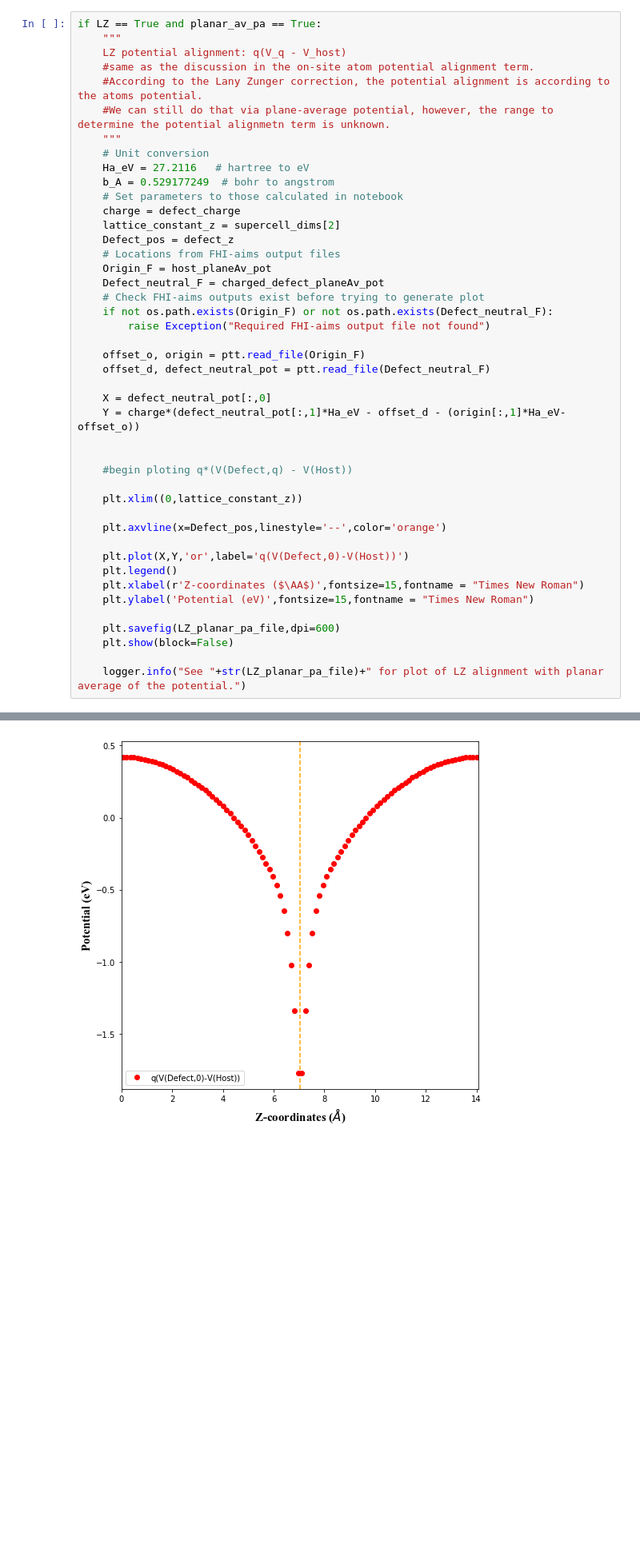
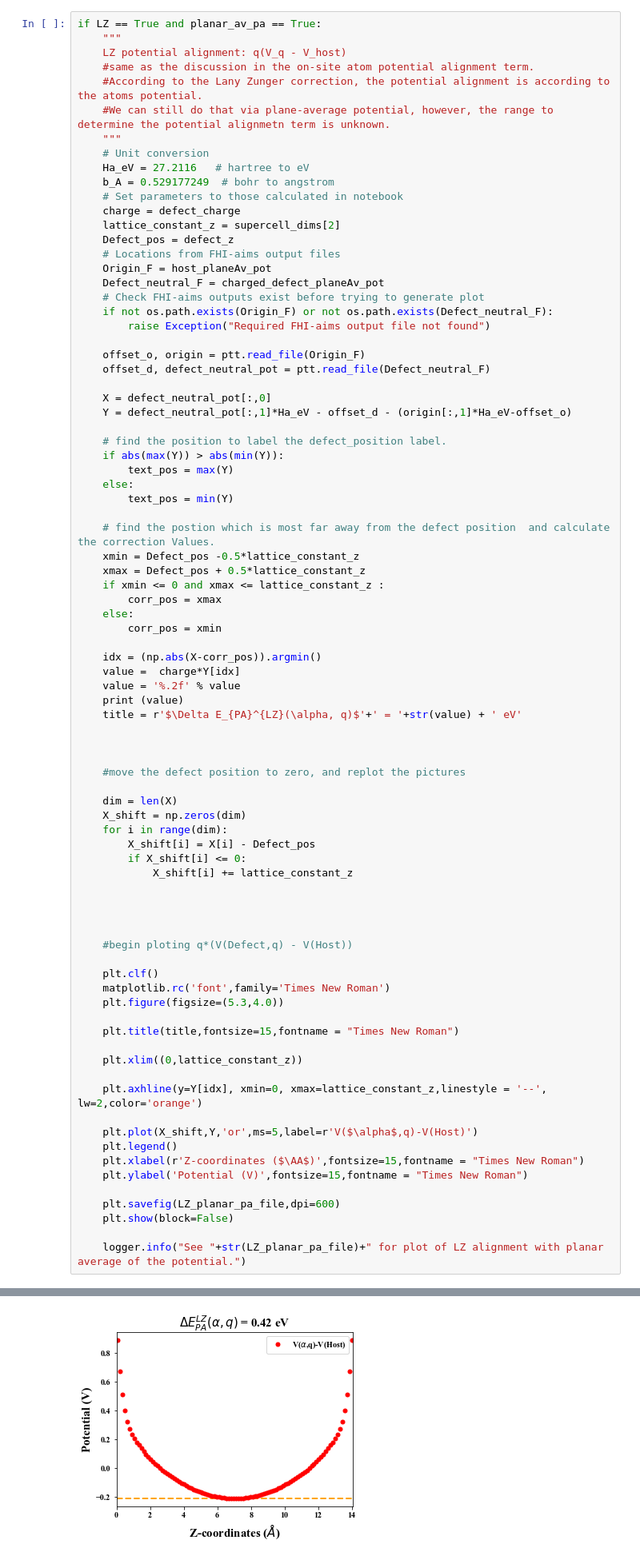
Before and after one commit to skw32/DefectCorrectionsNotebook, a Jupyter notebook: DefectCorrectionsNotebook.ipynb, the cells around one changed output, grey strips where cells are left out. Shown at 80% size. Drawn from its saved outputs; the diff is of its cells as text; blank space fills up the shorter version.

```diff
--- a/DefectCorrectionsNotebook.ipynb
+++ b/DefectCorrectionsNotebook.ipynb
@@ -423,19 +436,58 @@ if LZ == True and planar_av_pa == True:
     offset_d, defect_neutral_pot = ptt.read_file(Defect_neutral_F)
 
     X = defect_neutral_pot[:,0]
-    Y = charge*(defect_neutral_pot[:,1]*Ha_eV - offset_d - (origin[:,1]*Ha_eV-offset_o))
+    Y = defect_neutral_pot[:,1]*Ha_eV - offset_d - (origin[:,1]*Ha_eV-offset_o)
+
+    # find the position to label the defect_position label.
+    if abs(max(Y)) > abs(min(Y)):
+        text_pos = max(Y)
+    else:
+        text_pos = min(Y)
+
+    # find the postion which is most far away from the defect position  and calculate the correction Values.
+    xmin = Defect_pos -0.5*lattice_constant_z
+    xmax = Defect_pos + 0.5*lattice_constant_z
+    if xmin <= 0 and xmax <= lattice_constant_z :
+        corr_pos = xmax
+    else:
+        corr_pos = xmin
+
+    idx = (np.abs(X-corr_pos)).argmin()
+    value =  charge*Y[idx]
+    value = '%.2f' % value
+    print (value)
+    title = r'$\Delta E_{PA}^{LZ}(\alpha, q)$'+' = '+str(value) + ' eV'
+
+
+
+    #move the defect position to zero, and replot the pictures
+
+    dim = len(X)
+    X_shift = np.zeros(dim)
+    for i in range(dim):
+        X_shift[i] = X[i] - Defect_pos
+        if X_shift[i] <= 0:
+            X_shift[i] += lattice_constant_z
+
+
 
 
     #begin ploting q*(V(Defect,q) - V(Host))
 
+    plt.clf()
+    matplotlib.rc('font',family='Times New Roman')
+    plt.figure(figsize=(5.3,4.0))
+
+    plt.title(title,fontsize=15,fontname = "Times New Roman")
+
     plt.xlim((0,lattice_constant_z))
 
-    plt.axvline(x=Defect_pos,linestyle='--',color='orange')
+    plt.axhline(y=Y[idx], xmin=0, xmax=lattice_constant_z,linestyle = '--', lw=2,color='orange')
 
-    plt.plot(X,Y,'or',label='q(V(Defect,0)-V(Host))')
+    plt.plot(X_shift,Y,'or',ms=5,label=r'V($\alpha$,q)-V(Host)')
     plt.legend()
     plt.xlabel(r'Z-coordinates ($\AA$)',fontsize=15,fontname = "Times New Roman")
-    plt.ylabel('Potential (eV)',fontsize=15,fontname = "Times New Roman")
+    plt.ylabel('Potential (V)',fontsize=15,fontname = "Times New Roman")
 
     plt.savefig(LZ_planar_pa_file,dpi=600)
     plt.show(block=False)
@@ -445 +499 @@ if LZ == True and planar_av_pa == True:
-[figure, old version]
+[figure, new version]
```
Also changed, not shown: parts of 10 cells of this notebook.
